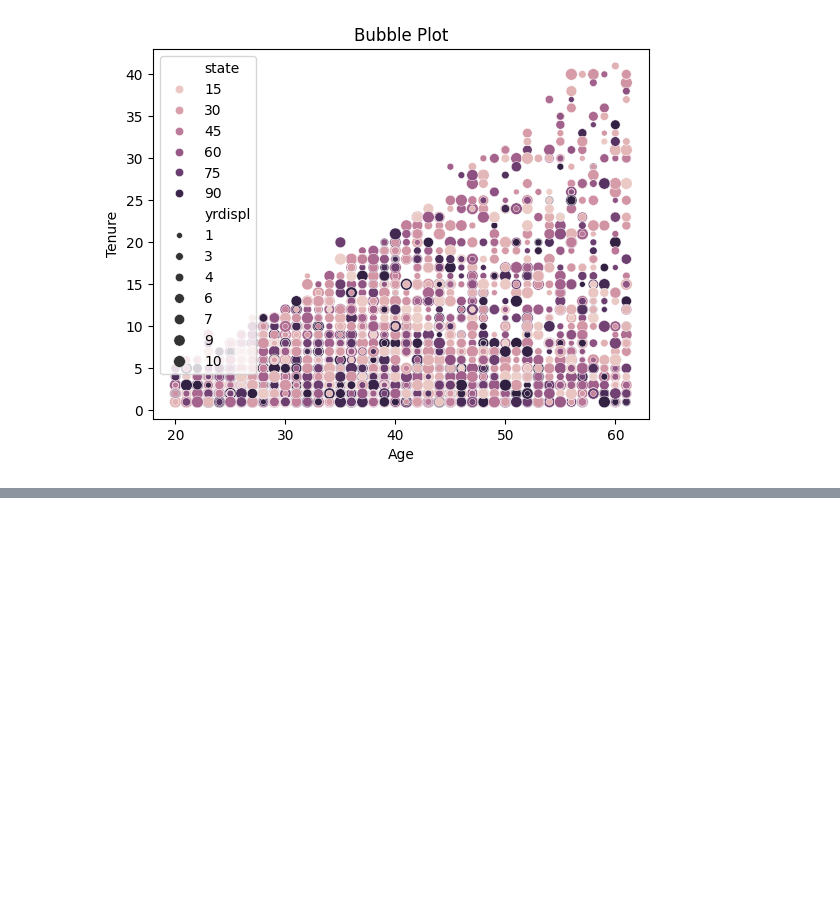
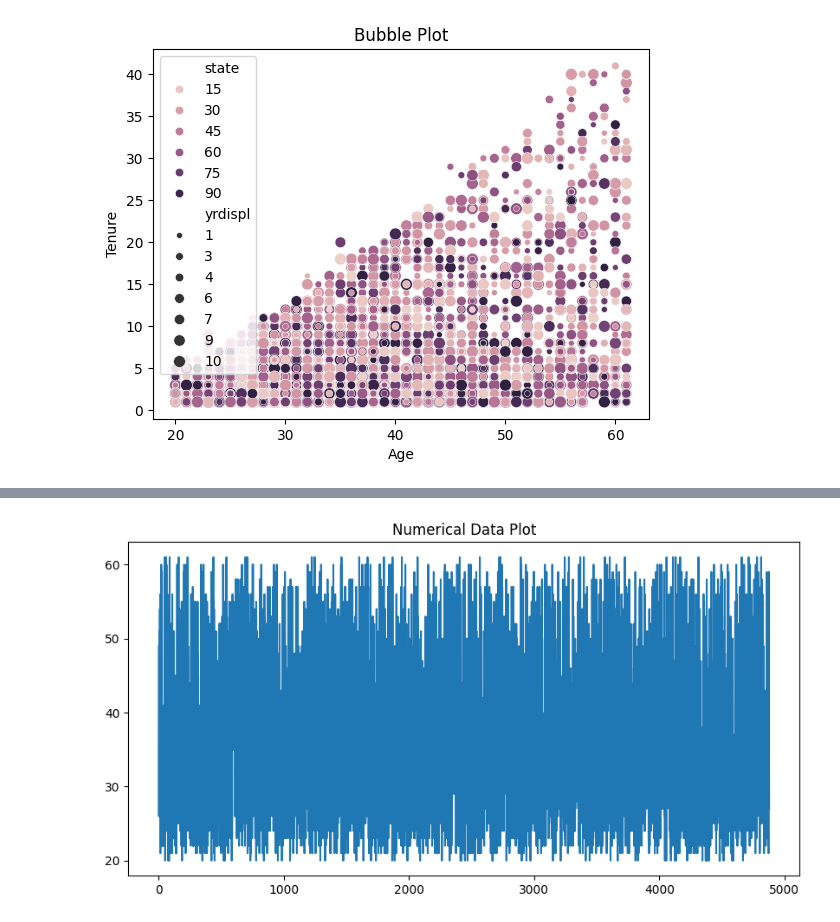
Before and after one commit to pragyaarya333/EDA_DA, a Jupyter notebook: DA_EDA.ipynb, the cells around one changed output, grey strips where cells are left out. Cells and saved outputs as stored; diff of their text form; code cells hidden in the pictures; blank space fills up the shorter version.

```diff
--- a/DA_EDA.ipynb
+++ b/DA_EDA.ipynb
@@ -793,0 +941,7 @@ plt.show()
+# %%
+# 9. Alternative plot method
+
+df['age'].plot(title="Numerical Data Plot", figsize=(10,5))
+plt.show()
+# %% [output]
+[figure, added]
```
Also changed, not shown: parts of 12 cells of this notebook.
